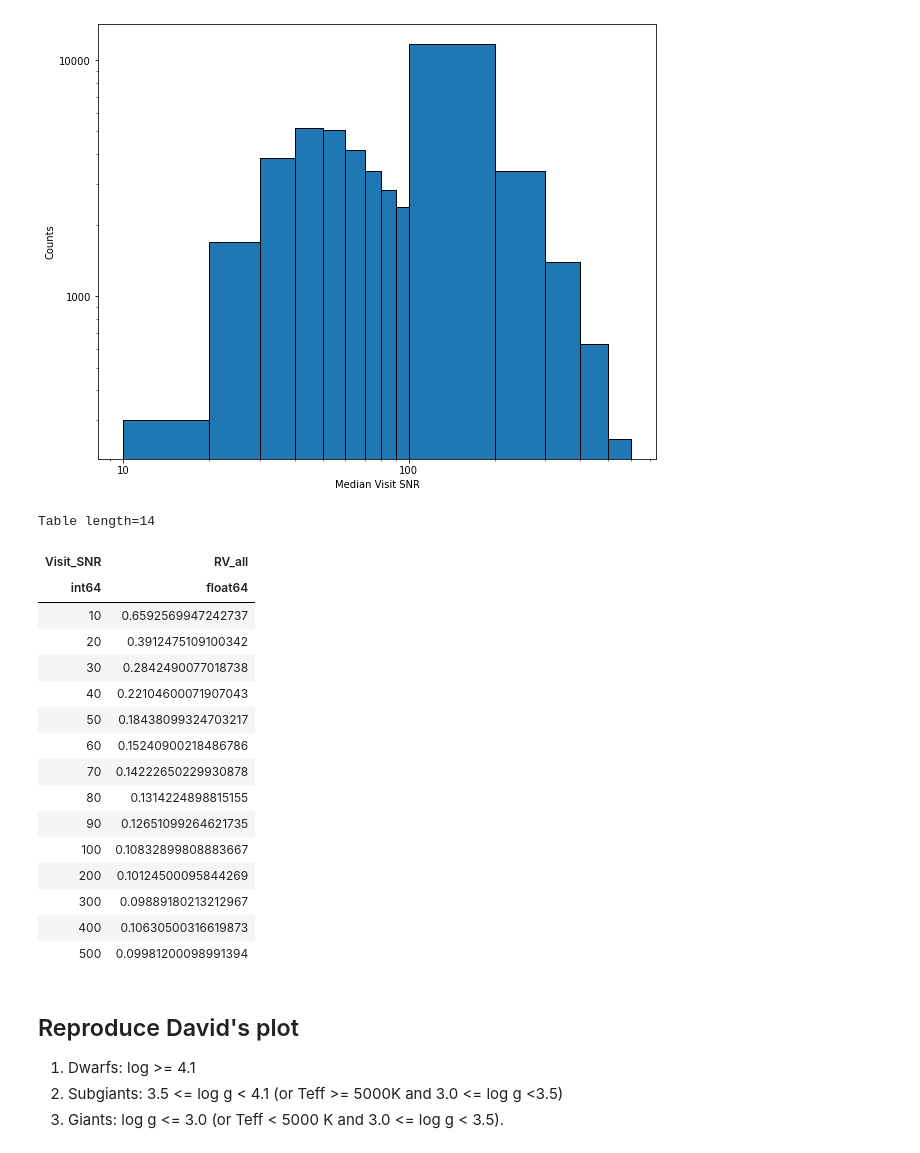
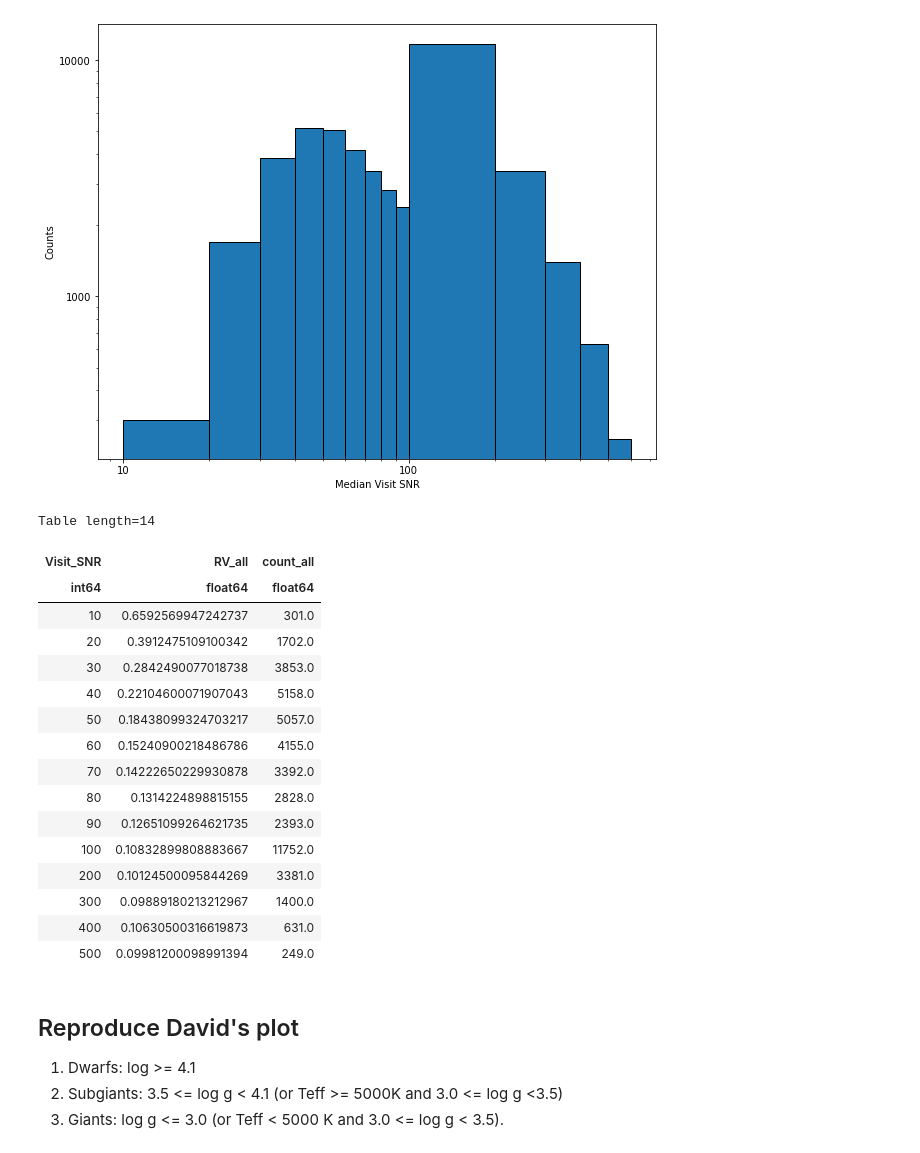
Before and after one commit to deleenm/SDSS-V_Commission, a Jupyter notebook: DR12_RVs.ipynb, the cells around one changed output. Saved outputs shown, nothing was run; the diff lists cells and outputs as text; code cells hidden in the pictures.

```diff
--- a/DR12_RVs.ipynb
+++ b/DR12_RVs.ipynb
@@ -286,27 +287,28 @@ print(counts)
 # %%
 dr12_tab = Table()
 dr12_tab['Visit_SNR'] = xbinCen_arr
 dr12_tab['RV_all'] = median_arr
+dr12_tab['count_all'] = counts
 dr12_tab.write('dr12fit_all.fits',overwrite=True)
 dr12_tab
 # %% [output]
 Table length=14
-| Visit_SNR | RV_all |
-| int64 | float64 |
-| 10 | 0.6592569947242737 |
-| 20 | 0.3912475109100342 |
-| 30 | 0.2842490077018738 |
-| 40 | 0.22104600071907043 |
-| 50 | 0.18438099324703217 |
-| 60 | 0.15240900218486786 |
-| 70 | 0.14222650229930878 |
-| 80 | 0.1314224898815155 |
-| 90 | 0.12651099264621735 |
-| 100 | 0.10832899808883667 |
-| 200 | 0.10124500095844269 |
-| 300 | 0.09889180213212967 |
-| 400 | 0.10630500316619873 |
-| 500 | 0.09981200098991394 |
+| Visit_SNR | RV_all | count_all |
+| int64 | float64 | float64 |
+| 10 | 0.6592569947242737 | 301.0 |
+| 20 | 0.3912475109100342 | 1702.0 |
+| 30 | 0.2842490077018738 | 3853.0 |
+| 40 | 0.22104600071907043 | 5158.0 |
+| 50 | 0.18438099324703217 | 5057.0 |
+| 60 | 0.15240900218486786 | 4155.0 |
+| 70 | 0.14222650229930878 | 3392.0 |
+| 80 | 0.1314224898815155 | 2828.0 |
+| 90 | 0.12651099264621735 | 2393.0 |
+| 100 | 0.10832899808883667 | 11752.0 |
+| 200 | 0.10124500095844269 | 3381.0 |
+| 300 | 0.09889180213212967 | 1400.0 |
+| 400 | 0.10630500316619873 | 631.0 |
+| 500 | 0.09981200098991394 | 249.0 |
 # %% [markdown]
 ## Reproduce David's plot
 1. Dwarfs: log >= 4.1
```
Also changed, not shown: parts of 8 cells of this notebook, 3 other files.
